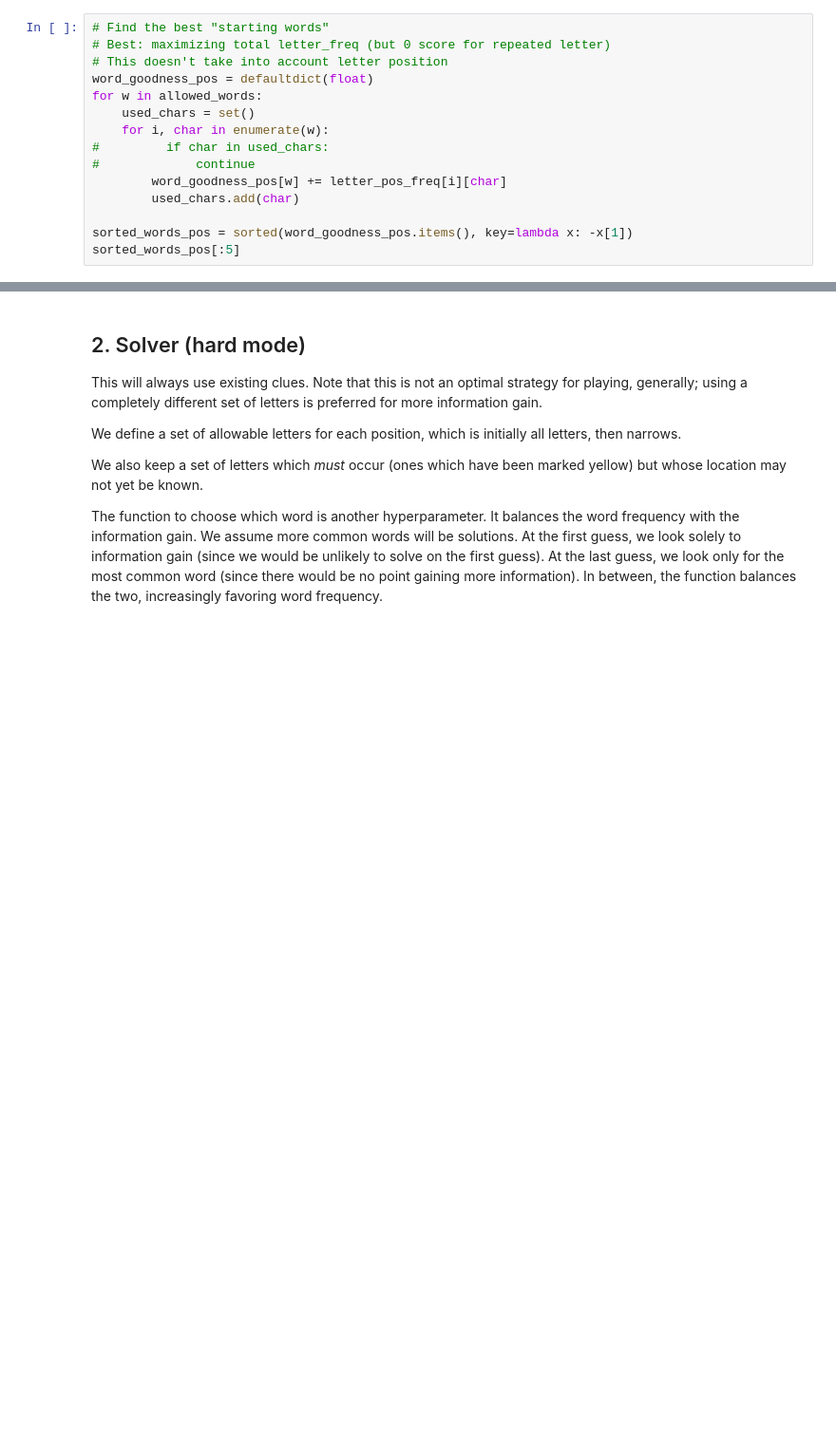
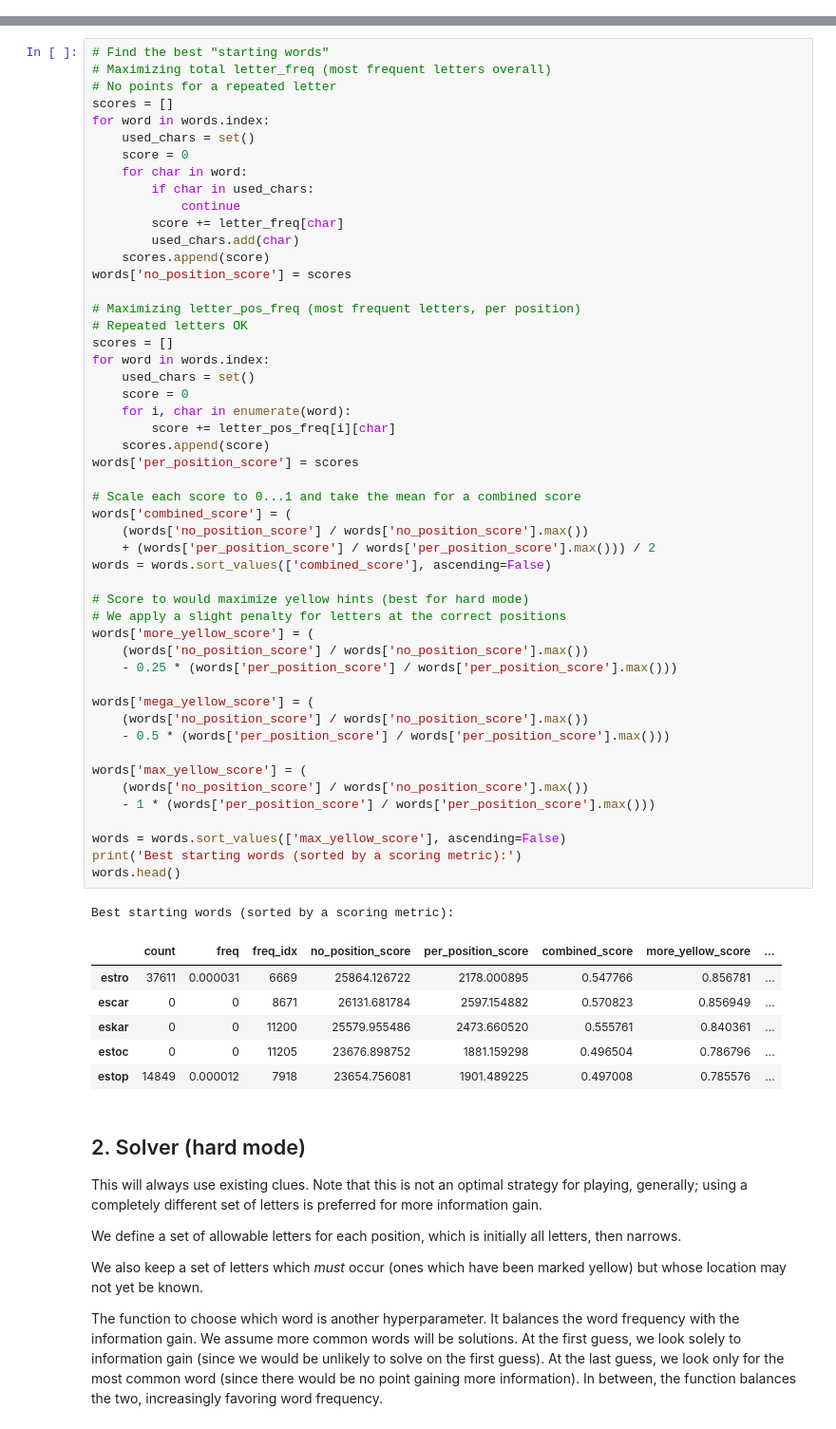
Before and after one commit to juleskuehn/wordle-solver, a Jupyter notebook: wordle-explore.ipynb, the cells around one changed output, grey strips where cells are left out. Shown at 95% size. Drawn from its saved outputs; the diff is of its cells as text; blank space fills up the shorter version.

```diff
--- a/wordle-explore.ipynb
+++ b/wordle-explore.ipynb
@@ -164,15 +118,0 @@ sorted_pos_letters = [sorted(letter_pos_freq[i].items(), key=lambda x: -x[1]) fo
-# %%
-# Find the best "starting words"
-# Best: maximizing total letter_freq (but 0 score for repeated letter)
-# This doesn't take into account letter position
-word_goodness_pos = defaultdict(float)
-for w in allowed_words:
-    used_chars = set()
-    for i, char in enumerate(w):
-#         if char in used_chars:
-#             continue
-        word_goodness_pos[w] += letter_pos_freq[i][char]
-        used_chars.add(char)
-
-sorted_words_pos = sorted(word_goodness_pos.items(), key=lambda x: -x[1])
-sorted_words_pos[:5]
@@ -206,3 +119,61 @@ best_words.head()
+# %%
+# Find the best "starting words"
+# Maximizing total letter_freq (most frequent letters overall)
+# No points for a repeated letter
+scores = []
+for word in words.index:
+    used_chars = set()
+    score = 0
+    for char in word:
+        if char in used_chars:
+            continue
+        score += letter_freq[char]
+        used_chars.add(char)
+    scores.append(score)
+words['no_position_score'] = scores
+
+# Maximizing letter_pos_freq (most frequent letters, per position)
+# Repeated letters OK
+scores = []
+for word in words.index:
+    used_chars = set()
+    score = 0
+    for i, char in enumerate(word):
+        score += letter_pos_freq[i][char]
+    scores.append(score)
+words['per_position_score'] = scores
+
+# Scale each score to 0...1 and take the mean for a combined score
+words['combined_score'] = (
+    (words['no_position_score'] / words['no_position_score'].max())
+    + (words['per_position_score'] / words['per_position_score'].max())) / 2
+words = words.sort_values(['combined_score'], ascending=False)
+
+# Score to would maximize yellow hints (best for hard mode)
+# We apply a slight penalty for letters at the correct positions
+words['more_yellow_score'] = (
+    (words['no_position_score'] / words['no_position_score'].max())
+    - 0.25 * (words['per_position_score'] / words['per_position_score'].max()))
+
+words['mega_yellow_score'] = (
+    (words['no_position_score'] / words['no_position_score'].max())
+    - 0.5 * (words['per_position_score'] / words['per_position_score'].max()))
+
+words['max_yellow_score'] = (
+    (words['no_position_score'] / words['no_position_score'].max())
+    - 1 * (words['per_position_score'] / words['per_position_score'].max()))
+
+words = words.sort_values(['max_yellow_score'], ascending=False)
+print('Best starting words (sorted by a scoring metric):')
+words.head()
+# %% [output]
+Best starting words (sorted by a scoring metric):
+|  | count | freq | freq_idx | no_position_score | per_position_score | combined_score | more_yellow_score | ... |
+| estro | 37611 | 0.000031 | 6669 | 25864.126722 | 2178.000895 | 0.547766 | 0.856781 | ... |
+| escar | 0 | 0 | 8671 | 26131.681784 | 2597.154882 | 0.570823 | 0.856949 | ... |
+| eskar | 0 | 0 | 11200 | 25579.955486 | 2473.660520 | 0.555761 | 0.840361 | ... |
+| estoc | 0 | 0 | 11205 | 23676.898752 | 1881.159298 | 0.496504 | 0.786796 | ... |
+| estop | 14849 | 0.000012 | 7918 | 23654.756081 | 1901.489225 | 0.497008 | 0.785576 | ... |
 # %% [markdown]
 ## 2. Solver (hard mode)
 This will always use existing clues. Note that this is not an optimal strategy for playing, generally; using a completely different set of letters is preferred for more information gain.
```
Also changed, not shown: parts of 23 cells of this notebook.
